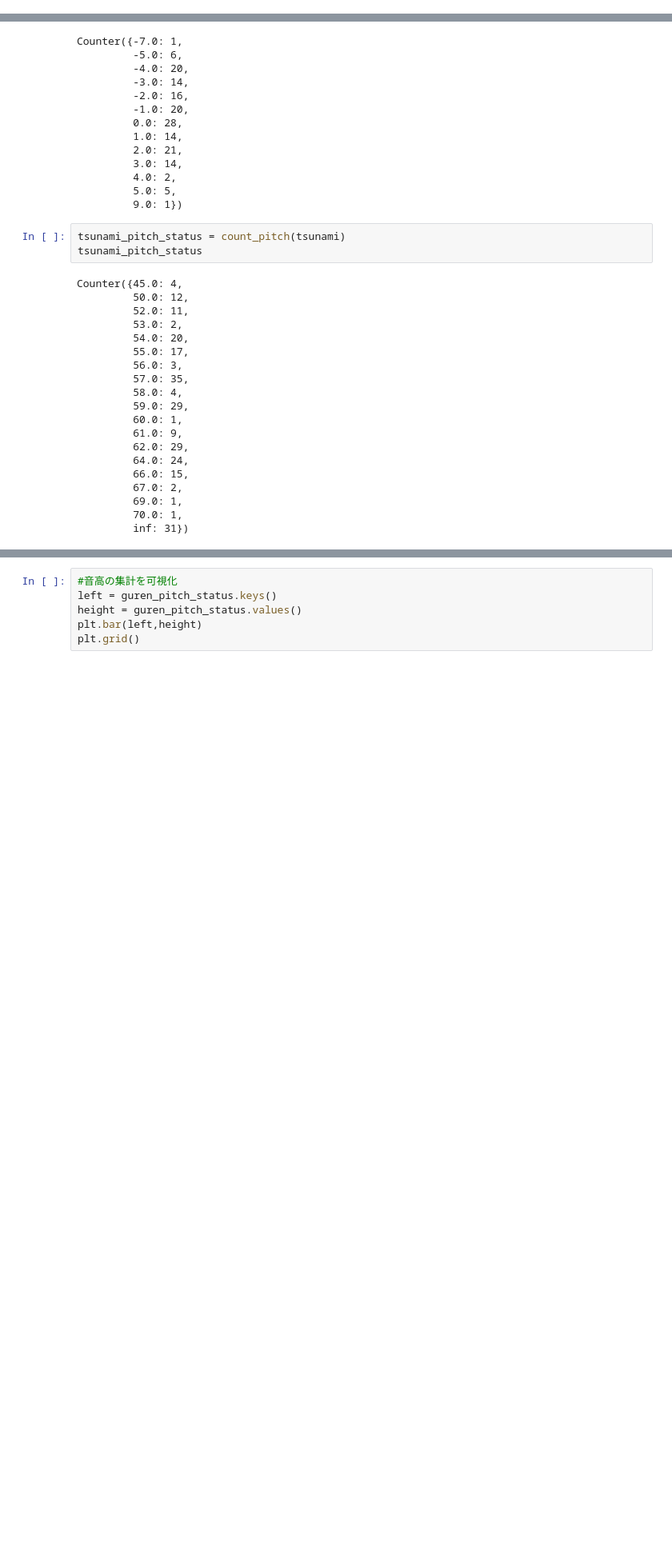
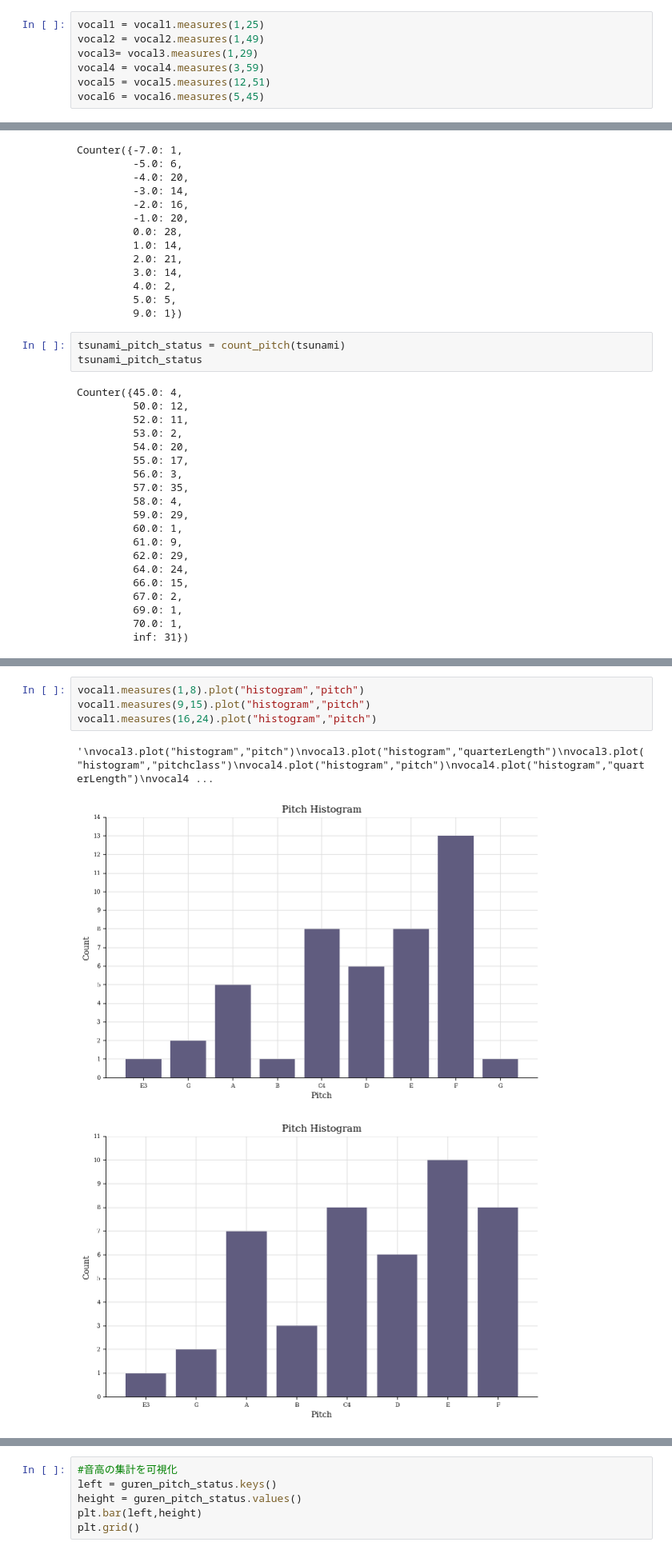
Before and after one commit to LifeEshiniki/sotsuken, a Jupyter notebook: mxlshukei0927.ipynb, the cells around one changed output, grey strips where cells are left out. Shown at 80% size. Cells and saved outputs as stored; diff of their text form; blank space fills up the shorter version.

```diff
--- a/mxlshukei0927.ipynb
+++ b/mxlshukei0927.ipynb
@@ -280 +301,8 @@ vocal5.show()
+# %%
+vocal1 = vocal1.measures(1,25)
+vocal2 = vocal2.measures(1,49)
+vocal3= vocal3.measures(1,29)
+vocal4 = vocal4.measures(3,59)
+vocal5 = vocal5.measures(12,51)
+vocal6 = vocal6.measures(5,45)
 # %%
@@ -446,0 +502,8 @@ analysis.discrete.analyzeStream(vocal4, 'Krumhansl')
+# %%
+vocal1.measures(1,8).plot("histogram","pitch")
+vocal1.measures(9,15).plot("histogram","pitch")
+vocal1.measures(16,24).plot("histogram","pitch")
+# %% [output]
+'\nvocal3.plot("histogram","pitch")\nvocal3.plot("histogram","quarterLength")\nvocal3.plot("histogram","pitchclass")\nvocal4.plot("histogram","pitch")\nvocal4.plot("histogram","quarterLength")\nvocal4 ...
+[figure, added]
+[figure, added]
```
Also changed, not shown: parts of 25 cells of this notebook, 1 other file.
